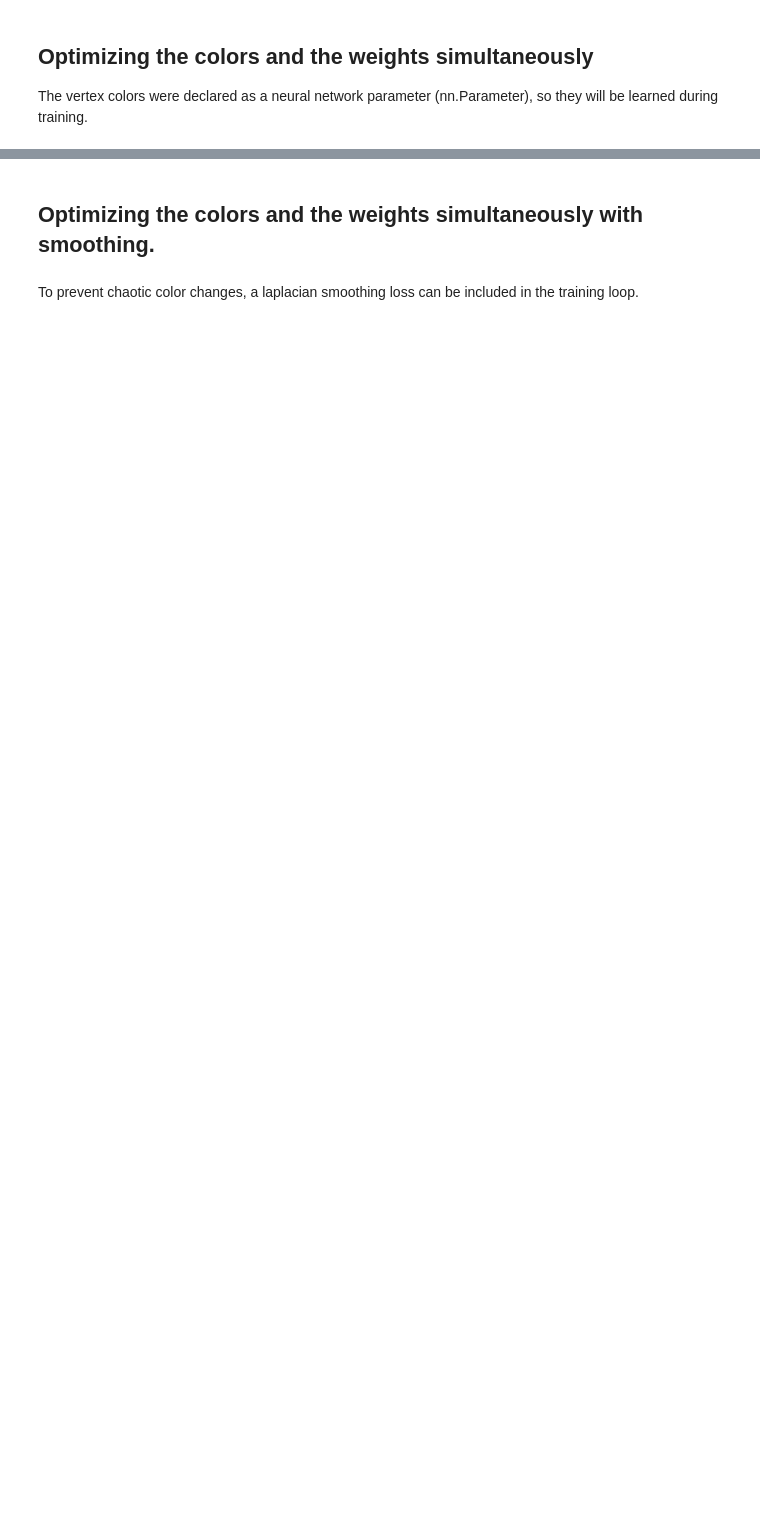
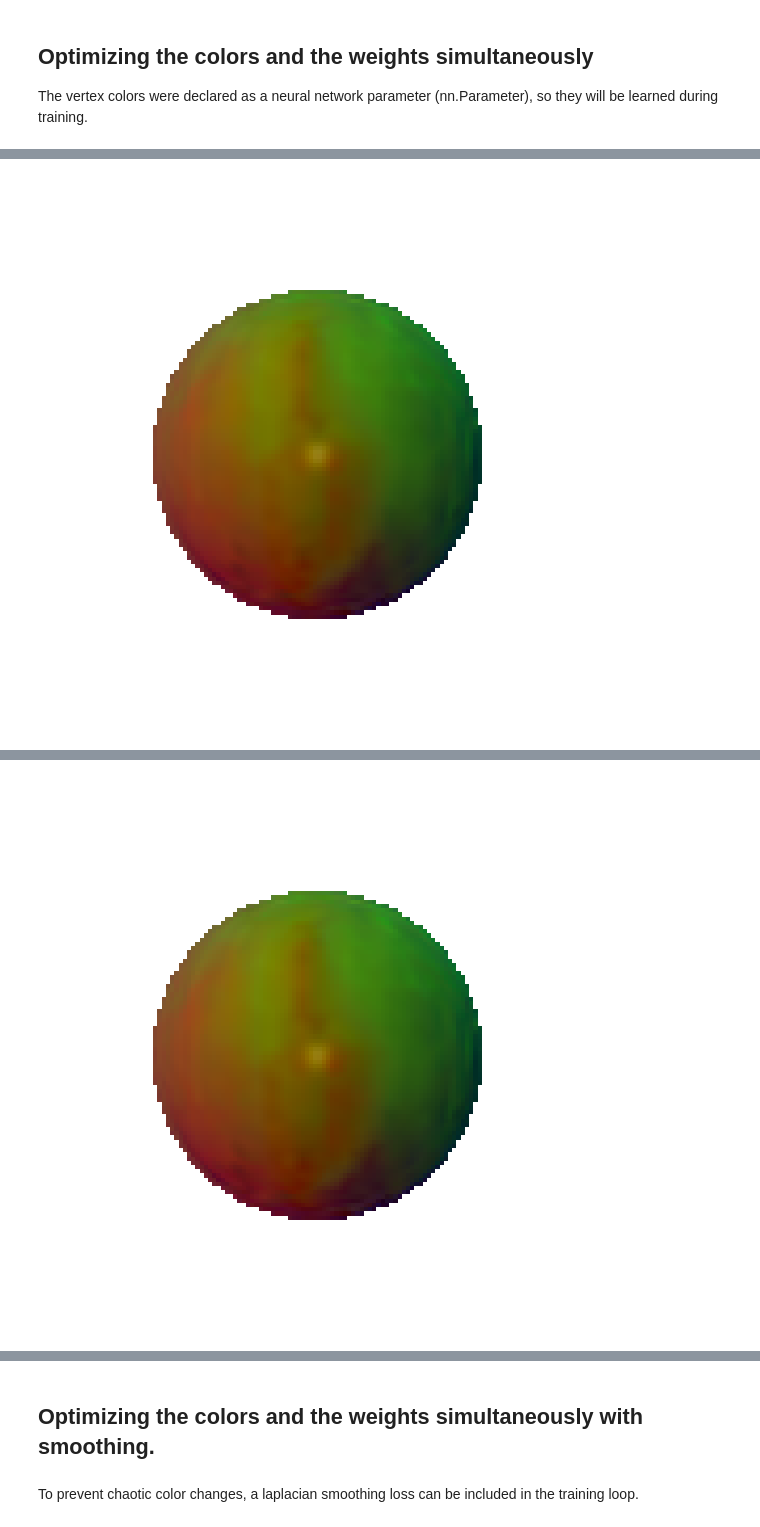
Before and after one commit to Jan-Celin/deep-learning-differentiable-rendering, a Jupyter notebook: rotation_predictor.ipynb, the cells around one changed output, grey strips where cells are left out. Drawn from its saved outputs; the diff is of its cells as text; code cells hidden in the pictures; blank space fills up the shorter version.

```diff
--- a/rotation_predictor.ipynb
+++ b/rotation_predictor.ipynb
@@ -286,2 +326,3 @@ sphere_mesh.textures = textures
 # %%
-train_model(model, optimizer, sphere_mesh, vertex_colors, renderer, cameras, lights, num_epochs=5000, batch_size=16)
+losses = train_model(model, optimizer, sphere_mesh, vertex_colors, renderer, cameras, lights, num_epochs=2500, batch_size=16)
+# %% [output]
@@ -287,0 +331 @@ train_model(model, optimizer, sphere_mesh, vertex_colors, renderer, cameras, lig
+[figure, added]
@@ -287,0 +334 @@ train_model(model, optimizer, sphere_mesh, vertex_colors, renderer, cameras, lig
+[figure, added]
```
Also changed, not shown: parts of 41 cells of this notebook.
